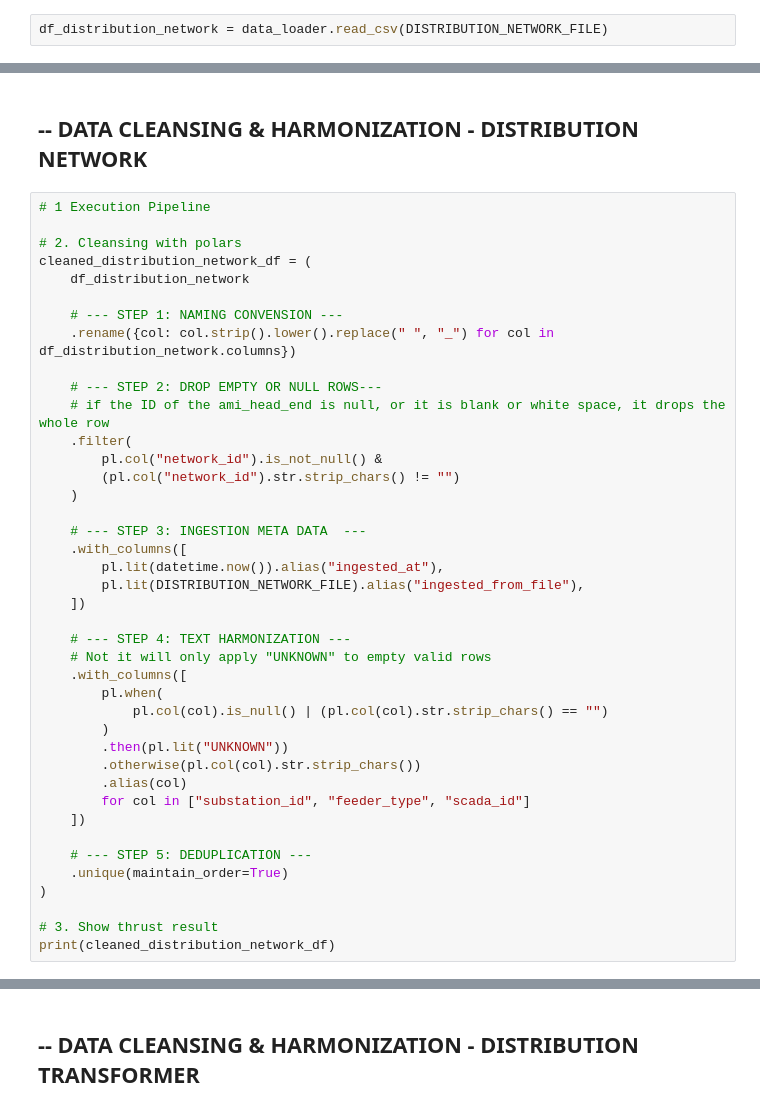
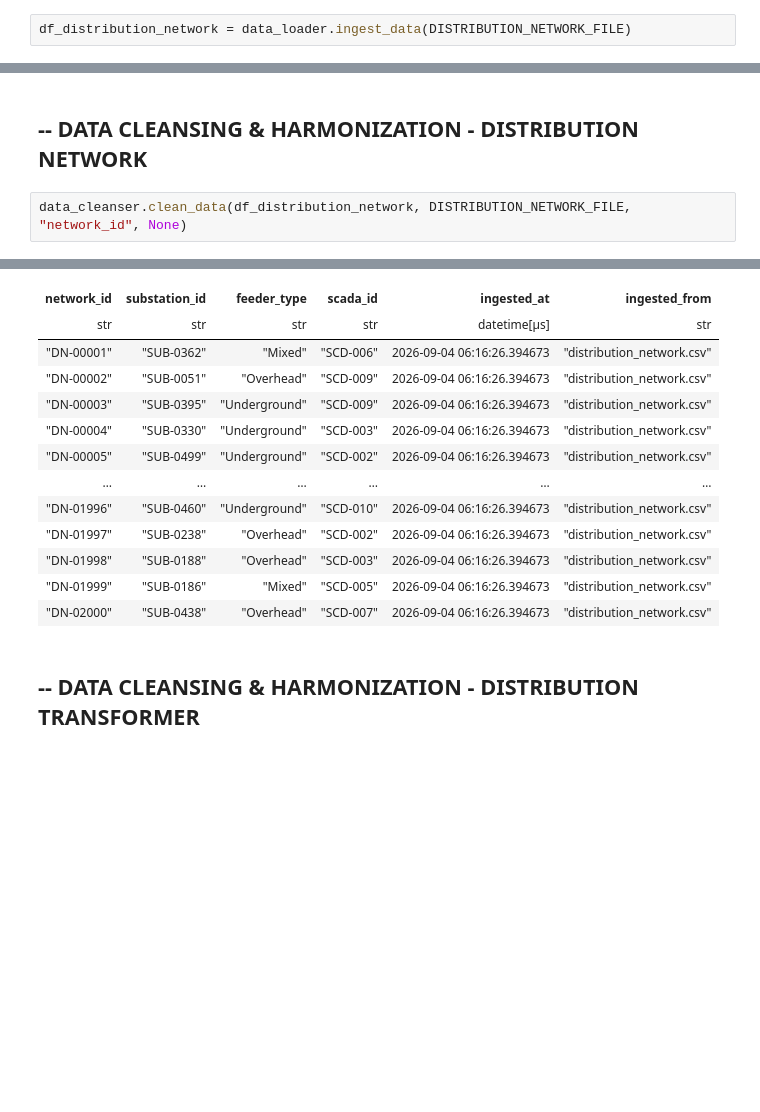
Before and after one commit to sagittarius-cae/analytics-energy-smart-grids, a Jupyter notebook: notebooks/14_ingest_and_clean_data.ipynb, the cells around one changed output, grey strips where cells are left out. Cells and saved outputs as stored; diff of their text form; blank space fills up the shorter version.

```diff
--- a/notebooks/14_ingest_and_clean_data.ipynb
+++ b/notebooks/14_ingest_and_clean_data.ipynb
@@ -53,3 +56,3 @@ df_data_mgmt_system = data_loader.read_csv(DATA_MGMT_SYSTEM_FILE)
 # %%
-df_distribution_network = data_loader.read_csv(DISTRIBUTION_NETWORK_FILE)
+df_distribution_network = data_loader.ingest_data(DISTRIBUTION_NETWORK_FILE)
 # %%
@@ -377,45 +155,6 @@ shape: (5, 6)
 # %% [markdown]
 ## -- DATA CLEANSING & HARMONIZATION   - DISTRIBUTION NETWORK
 # %%
-# 1 Execution Pipeline
-
-# 2. Cleansing with polars
-cleaned_distribution_network_df = (
-    df_distribution_network
-
-    # --- STEP 1: NAMING CONVENSION ---
-    .rename({col: col.strip().lower().replace(" ", "_") for col in df_distribution_network.columns})
-
-    # --- STEP 2: DROP EMPTY OR NULL ROWS---
-    # if the ID of the ami_head_end is null, or it is blank or white space, it drops the whole row
-    .filter(
-        pl.col("network_id").is_not_null() &
-        (pl.col("network_id").str.strip_chars() != "")
-    )
-
-    # --- STEP 3: INGESTION META DATA  ---
-    .with_columns([
-        pl.lit(datetime.now()).alias("ingested_at"),
-        pl.lit(DISTRIBUTION_NETWORK_FILE).alias("ingested_from_file"),
-    ])
-
-    # --- STEP 4: TEXT HARMONIZATION ---
-    # Not it will only apply "UNKNOWN" to empty valid rows
-    .with_columns([
-        pl.when(
-            pl.col(col).is_null() | (pl.col(col).str.strip_chars() == "")
-        )
-        .then(pl.lit("UNKNOWN"))
-        .otherwise(pl.col(col).str.strip_chars())
-        .alias(col)
-        for col in ["substation_id", "feeder_type", "scada_id"]
-    ])
-
-    # --- STEP 5: DEDUPLICATION ---
-    .unique(maintain_order=True)
-)
-
-# 3. Show thrust result
-print(cleaned_distribution_network_df)
+data_cleanser.clean_data(df_distribution_network, DISTRIBUTION_NETWORK_FILE, "network_id", None)
 # %% [output]
 shape: (2_000, 6)
@@ -438,3 +161,16 @@ shape: (2_000, 6)
+| network_id | substation_id | feeder_type | scada_id | ingested_at | ingested_from |
+| str | str | str | str | datetime[μs] | str |
+| "DN-00001" | "SUB-0362" | "Mixed" | "SCD-006" | 2026-09-04 06:16:26.394673 | "distribution_network.csv" |
+| "DN-00002" | "SUB-0051" | "Overhead" | "SCD-009" | 2026-09-04 06:16:26.394673 | "distribution_network.csv" |
+| "DN-00003" | "SUB-0395" | "Underground" | "SCD-009" | 2026-09-04 06:16:26.394673 | "distribution_network.csv" |
+| "DN-00004" | "SUB-0330" | "Underground" | "SCD-003" | 2026-09-04 06:16:26.394673 | "distribution_network.csv" |
+| "DN-00005" | "SUB-0499" | "Underground" | "SCD-002" | 2026-09-04 06:16:26.394673 | "distribution_network.csv" |
+| … | … | … | … | … | … |
+| "DN-01996" | "SUB-0460" | "Underground" | "SCD-010" | 2026-09-04 06:16:26.394673 | "distribution_network.csv" |
+| "DN-01997" | "SUB-0238" | "Overhead" | "SCD-002" | 2026-09-04 06:16:26.394673 | "distribution_network.csv" |
+| "DN-01998" | "SUB-0188" | "Overhead" | "SCD-003" | 2026-09-04 06:16:26.394673 | "distribution_network.csv" |
+| "DN-01999" | "SUB-0186" | "Mixed" | "SCD-005" | 2026-09-04 06:16:26.394673 | "distribution_network.csv" |
+| "DN-02000" | "SUB-0438" | "Overhead" | "SCD-007" | 2026-09-04 06:16:26.394673 | "distribution_network.csv" |
 # %% [markdown]
 ## -- DATA CLEANSING & HARMONIZATION   - DISTRIBUTION TRANSFORMER
 # %%
```
Also changed, not shown: parts of 27 cells of this notebook.
